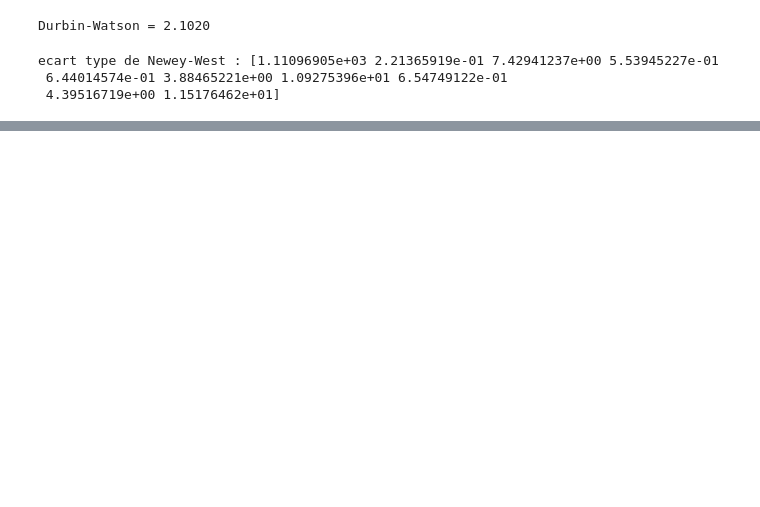
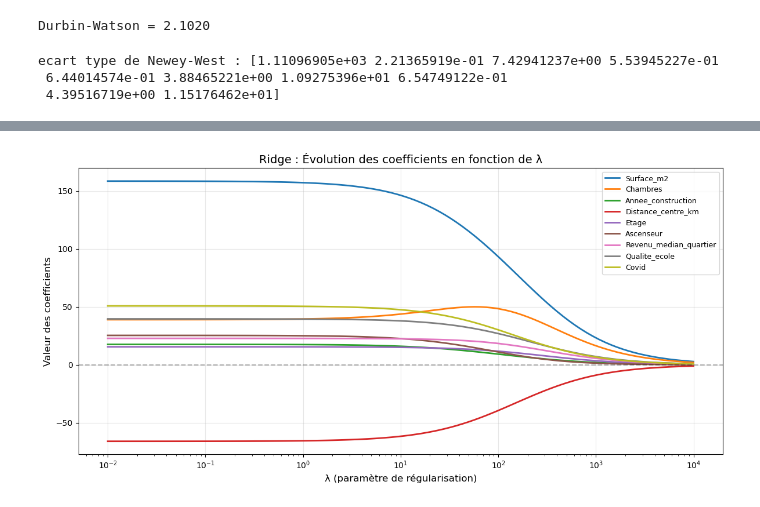
Before and after one commit to cmanell/Econometric-Project, a Jupyter notebook: src/traitement.ipynb, the cells around one changed output, grey strips where cells are left out. Drawn from its saved outputs; the diff is of its cells as text; code cells hidden in the pictures; blank space fills up the shorter version.

```diff
--- a/src/traitement.ipynb
+++ b/src/traitement.ipynb
@@ -13,6 +19,6 @@ from sklearn.linear_model import LinearRegression
 # %%
 # imprtation du jeux de données
-df = pd.read_excel("../data/donnees_immobilieres.xlsx")
+df = pd.read_excel('donnees_immobilieres.xlsx')
 # %%
 # suppression de la collone ID et affiche du dataFrame
 df = df.drop(columns=["ID"])
@@ -968,0 +950,16 @@ First-stage F = 18.56224719694413
+# %%
+def standardiser(X):
+    """
+    Standardise les colonnes de X (moyenne=0, écart-type=1).
+    Retourne : X_scaled, moyennes, écarts-types
+    """
+    moyennes = X.mean(axis=0)
+    ecarts_types = X.std(axis=0, ddof=0)  # ddof=0 pour cohérence avec sklearn
+    X_scaled = (X - moyennes) / ecarts_types
+    return X_scaled, moyennes, ecarts_types
+
+X_scaled, X_moyennes, X_stds = standardiser(X_reg)
+
+print("Vérification de la standardisation :")
+print(f"Moyennes : {X_scaled.mean(axis=0).round(10)}")
+print(f"Écarts-types : {X_scaled.std(axis=0).round(4)}")
@@ -968,0 +987,29 @@ First-stage F = 18.56224719694413
+# %%
+lambdas = np.logspace(-2, 4, 100)  # λ de 0.01 à 10000
+
+# Stockage des coefficients pour chaque λ
+ridge_coefs = []
+
+for lam in lambdas:
+    ridge = Ridge(alpha=lam, fit_intercept=True)
+    ridge.fit(X_scaled, Y_reg)
+    ridge_coefs.append(ridge.coef_)
+
+ridge_coefs = np.array(ridge_coefs)
+
+# Graphique
+plt.figure(figsize=(12, 6))
+for i in range(len(var_names_reg)):
+    plt.plot(lambdas, ridge_coefs[:, i], label=var_names_reg[i], linewidth=2)
+
+plt.xscale('log')
+plt.xlabel('λ (paramètre de régularisation)', fontsize=12)
+plt.ylabel('Valeur des coefficients', fontsize=12)
+plt.title('Ridge : Évolution des coefficients en fonction de λ', fontsize=14)
+plt.axhline(y=0, color='black', linestyle='--', alpha=0.3)
+plt.legend(loc='upper right', fontsize=9)
+plt.grid(True, alpha=0.3)
+plt.tight_layout()
+plt.show()
+# %% [output]
+[figure, added]
```
Also changed, not shown: parts of 48 cells of this notebook.
